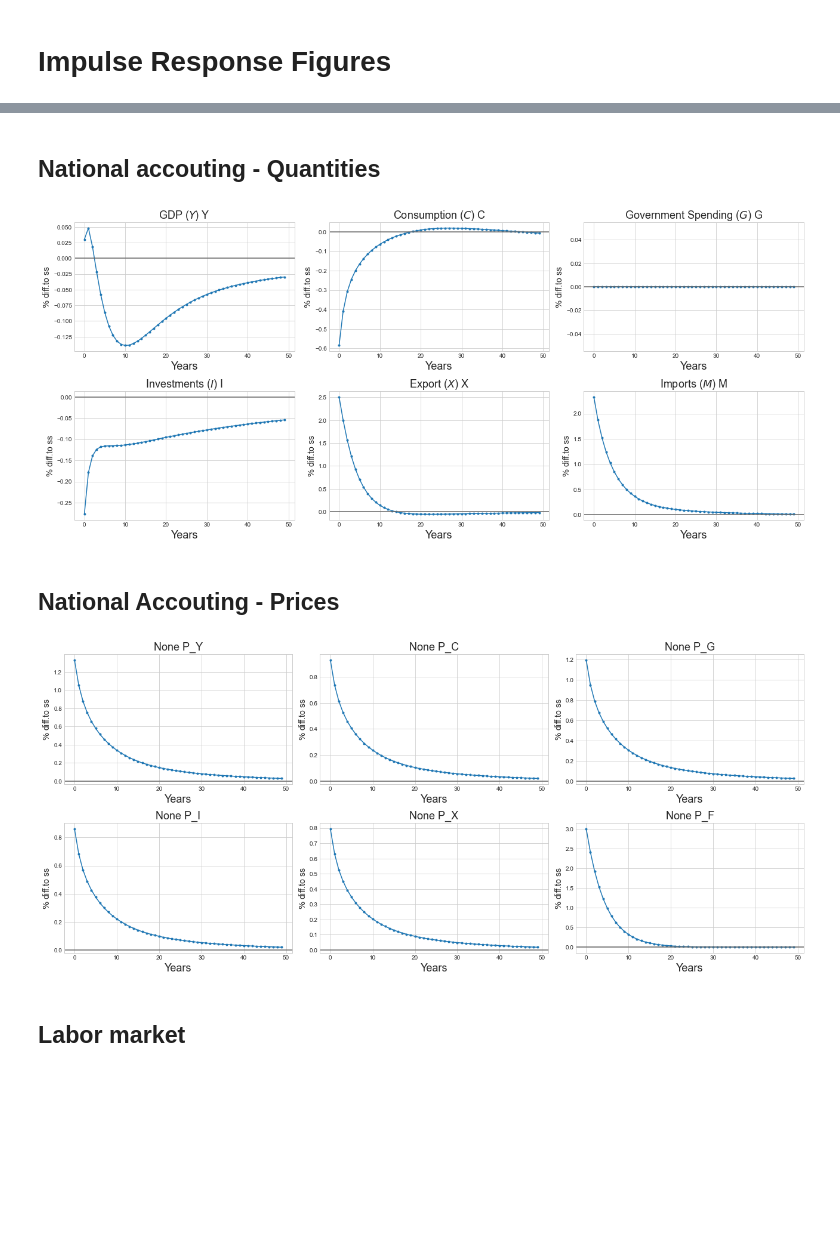
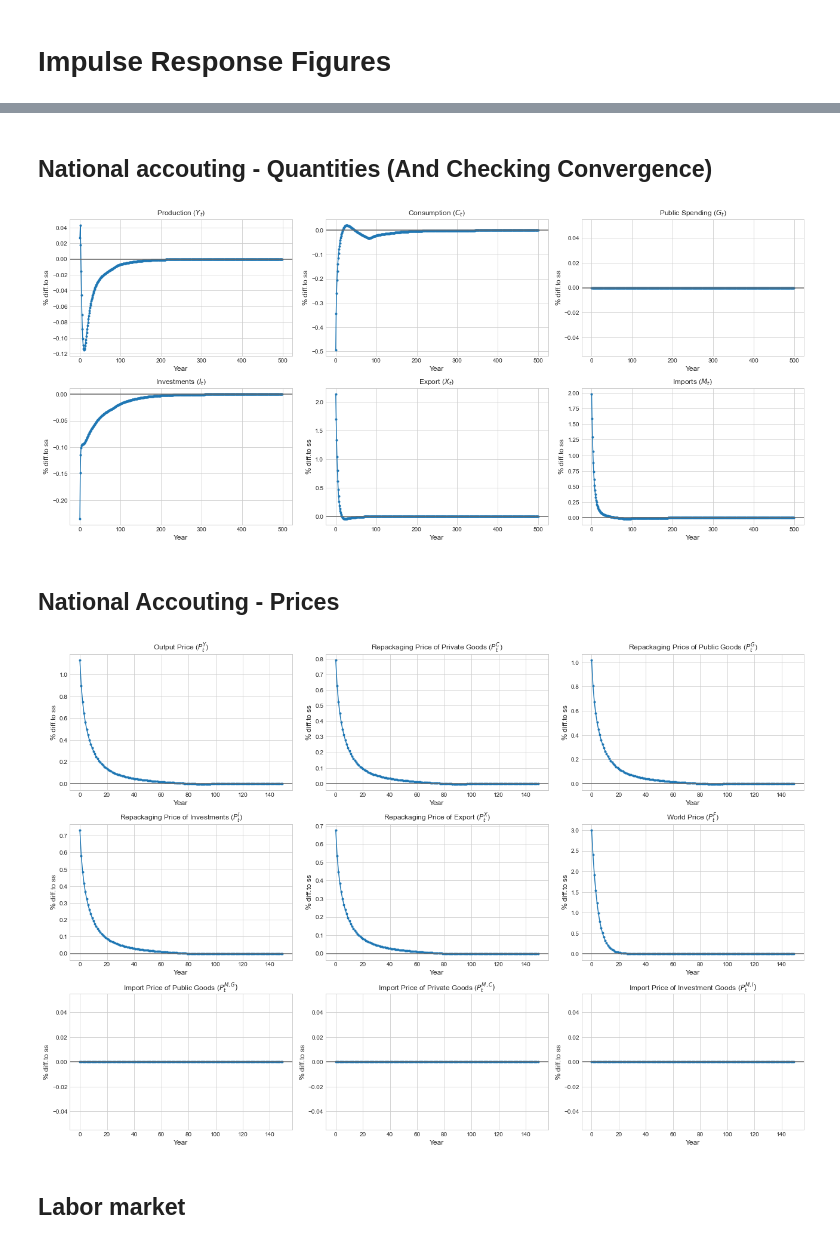
Before and after one commit to HansChristianPOLIT/MiniMAKRO, a Jupyter notebook: ExportShock.ipynb, the cells around one changed output, grey strips where cells are left out. Cells and saved outputs as stored; diff of their text form; code cells hidden in the pictures; blank space fills up the shorter version.

```diff
--- a/ExportShock.ipynb
+++ b/ExportShock.ipynb
@@ -102,14 +119,14 @@ model.plot_IRF(varlist=['X','X_Y','C','Y','K'],T_IRF=par.T,ncol=2)
 # %% [markdown]
-## National accouting - Quantities
+## National accouting - Quantities (And Checking Convergence)
 # %%
-model.plot_IRF(varlist=['Y','C','G','I','X','M'])
+model.plot_IRF(varlist=['Y','C','G','I','X','M'],T_IRF=par.T,ncol=3, folder="ExportShock", file="LongView")
 # %% [output]
-[figure, old version]
+[figure, new version]
 # %% [markdown]
 ## National Accouting - Prices
 # %%
-model.plot_IRF(varlist=['P_Y','P_C','P_G','P_I','P_X','P_F'])
+model.plot_IRF(varlist=['P_Y','P_C','P_G','P_I','P_X','P_F','P_M_G','P_M_C','P_M_I'],T_IRF=150,ncol=3, folder="ExportShock", file="Prices")
 # %% [output]
-[figure, old version]
+[figure, new version]
 # %% [markdown]
 ## Labor market
```
Also changed, not shown: parts of 28 cells of this notebook, 24 other files.
